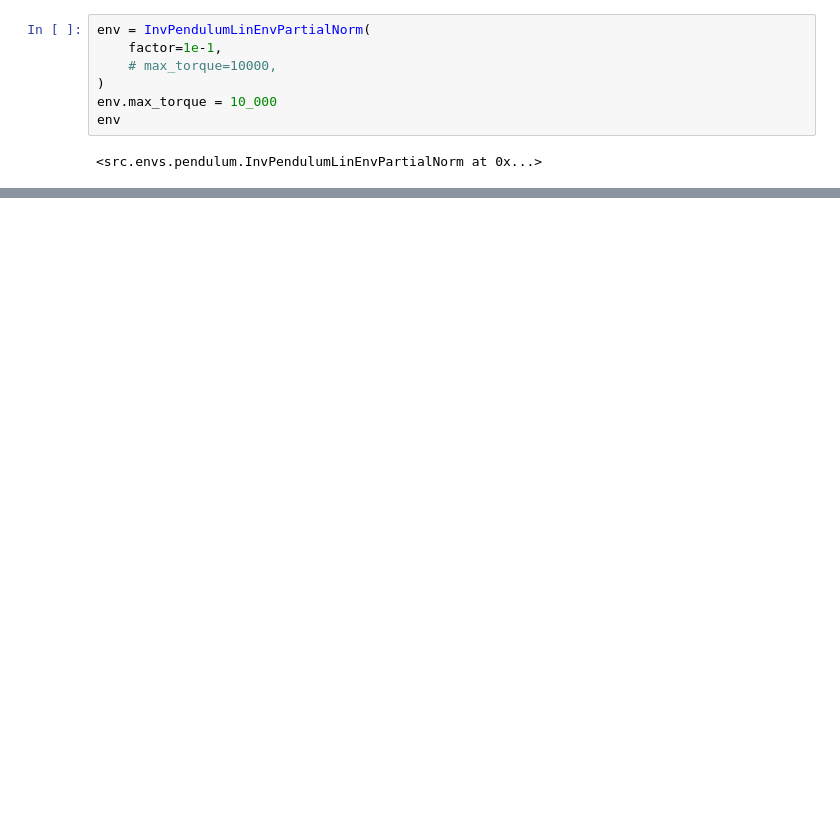
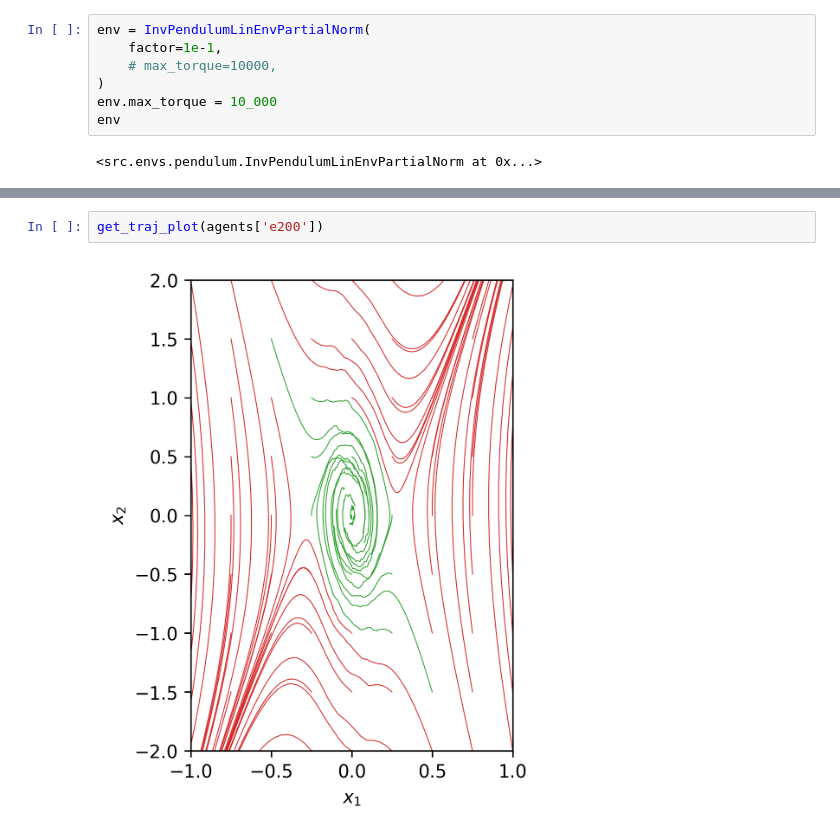
Before and after one commit to hunter-heidenreich/IQCRNN-PyTorch, a Jupyter notebook: notebooks/Pendulum-Trajectories.ipynb, the cells around one changed output, grey strips where cells are left out. Saved outputs shown, nothing was run; the diff lists cells and outputs as text; blank space fills up the shorter version.

```diff
--- a/notebooks/Pendulum-Trajectories.ipynb
+++ b/notebooks/Pendulum-Trajectories.ipynb
@@ -134,0 +75,4 @@ tensor([[-0.0104]])
+# %%
+get_traj_plot(agents['e200'])
+# %% [output]
+[figure, added]
```
Also changed, not shown: parts of 13 cells of this notebook, 5 other files.
